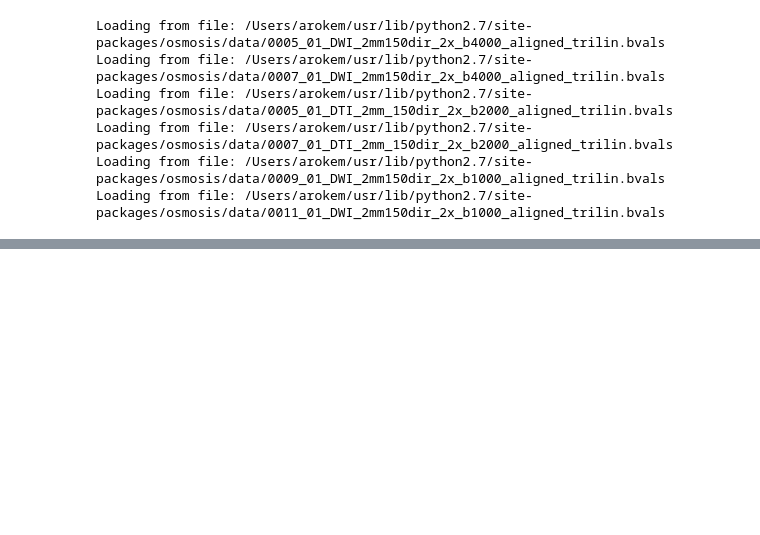
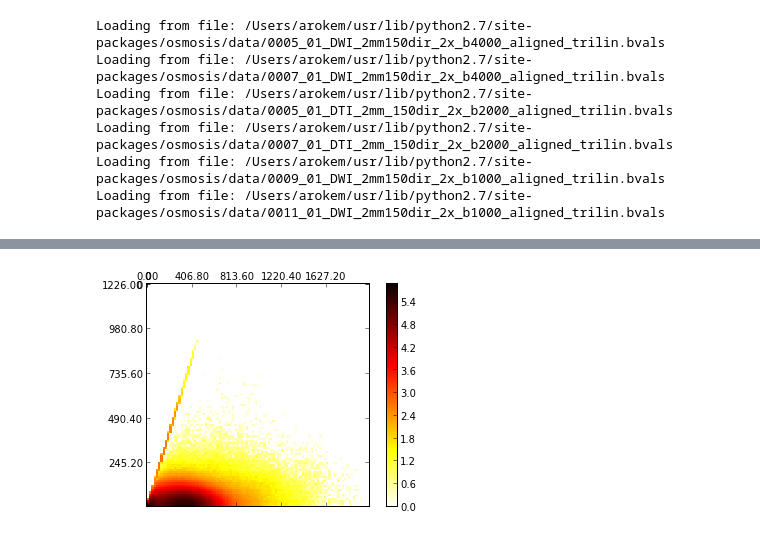
Before and after one commit to arokem/osmosis, a Jupyter notebook: osmosis/ipynb/DWI_data_noise.ipynb, the cells around one changed output, grey strips where cells are left out. Saved outputs shown, nothing was run; the diff lists cells and outputs as text; code cells hidden in the pictures; blank space fills up the shorter version.

```diff
--- a/osmosis/ipynb/DWI_data_noise.ipynb
+++ b/osmosis/ipynb/DWI_data_noise.ipynb
@@ -120,0 +127,31 @@ fig_sig_all = viz.sig_in_points(TM_4k_1.bvecs[:,TM_4k_1.b_idx], TM_4k_1.relative
+# %%
+corr1k_flat=np.empty(TM_1k_1._flat_signal.shape[0])
+corr2k_flat=np.empty(TM_2k_1._flat_signal.shape[0])
+corr4k_flat=np.empty(TM_4k_1._flat_signal.shape[0])
+diff1k_flat=np.empty(TM_1k_1._flat_signal.shape)
+diff2k_flat=np.empty(TM_2k_1._flat_signal.shape)
+diff4k_flat=np.empty(TM_4k_1._flat_signal.shape)
+mean1k_flat=np.empty(TM_1k_1._flat_signal.shape)
+mean2k_flat=np.empty(TM_2k_1._flat_signal.shape)
+mean4k_flat=np.empty(TM_4k_1._flat_signal.shape)
+
+
+for vox in range(corr1k_flat.shape[0]):
+   corr1k_flat[vox] = np.corrcoef(TM_1k_1._flat_signal[vox], TM_1k_2._flat_signal[vox])[0,1] ** 2
+   corr2k_flat[vox] = np.corrcoef(TM_2k_1._flat_signal[vox], TM_2k_2._flat_signal[vox])[0,1] ** 2
+   corr4k_flat[vox] = np.corrcoef(TM_4k_1._flat_signal[vox], TM_4k_2._flat_signal[vox])[0,1] ** 2
+   diff1k_flat[vox] = np.abs(TM_1k_1._flat_signal[vox] - TM_1k_2._flat_signal[vox])
+   diff2k_flat[vox] = np.abs(TM_2k_1._flat_signal[vox] - TM_2k_2._flat_signal[vox])
+   diff4k_flat[vox] = np.abs(TM_4k_1._flat_signal[vox] - TM_4k_2._flat_signal[vox])
+   mean1k_flat[vox] = (TM_1k_1._flat_signal[vox] + TM_1k_2._flat_signal[vox])/2.
+   mean2k_flat[vox] = (TM_2k_1._flat_signal[vox] + TM_2k_2._flat_signal[vox])/2.
+   mean4k_flat[vox] = (TM_4k_1._flat_signal[vox] + TM_4k_2._flat_signal[vox])/2.
+
+corr1k = ozu.nans(TM_1k_1.signal.shape[:3])
+corr1k[TM_1k_1.mask] = corr1k_flat
+
+corr2k = ozu.nans(TM_2k_1.signal.shape[:3])
+corr2k[TM_2k_1.mask] = corr2k_flat
+
+corr4k = ozu.nans(TM_4k_1.signal.shape[:3])
+corr4k[TM_4k_1.mask] = corr4k_flat
@@ -120,0 +182,5 @@ fig_sig_all = viz.sig_in_points(TM_4k_1.bvecs[:,TM_4k_1.b_idx], TM_4k_1.relative
+# %%
+#Does the difference correlate with the mean?
+fig = viz.scatter_density(mean1k_flat.ravel(), diff1k_flat.ravel())
+# %% [output]
+[figure, added]
```
Also changed, not shown: parts of 8 cells of this notebook, 12 other files.
